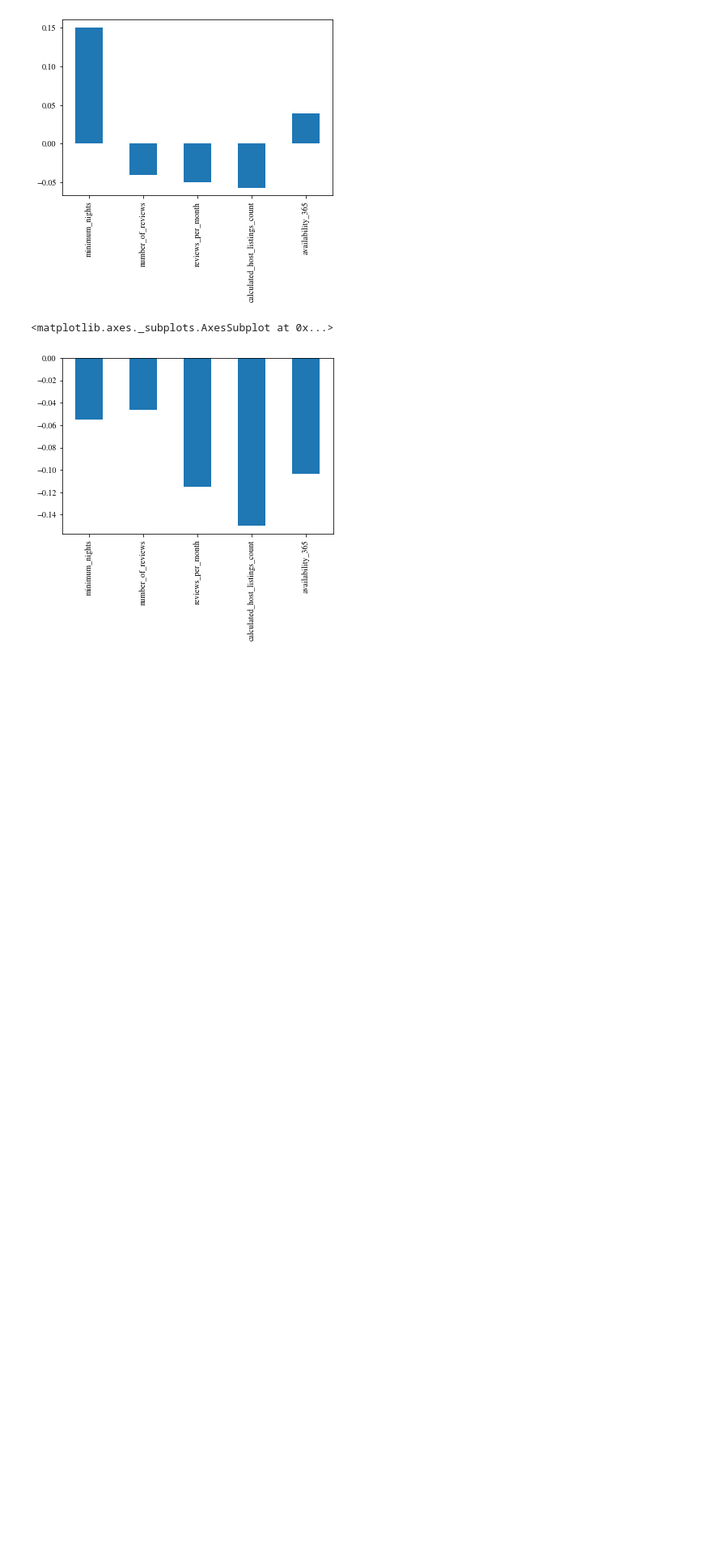
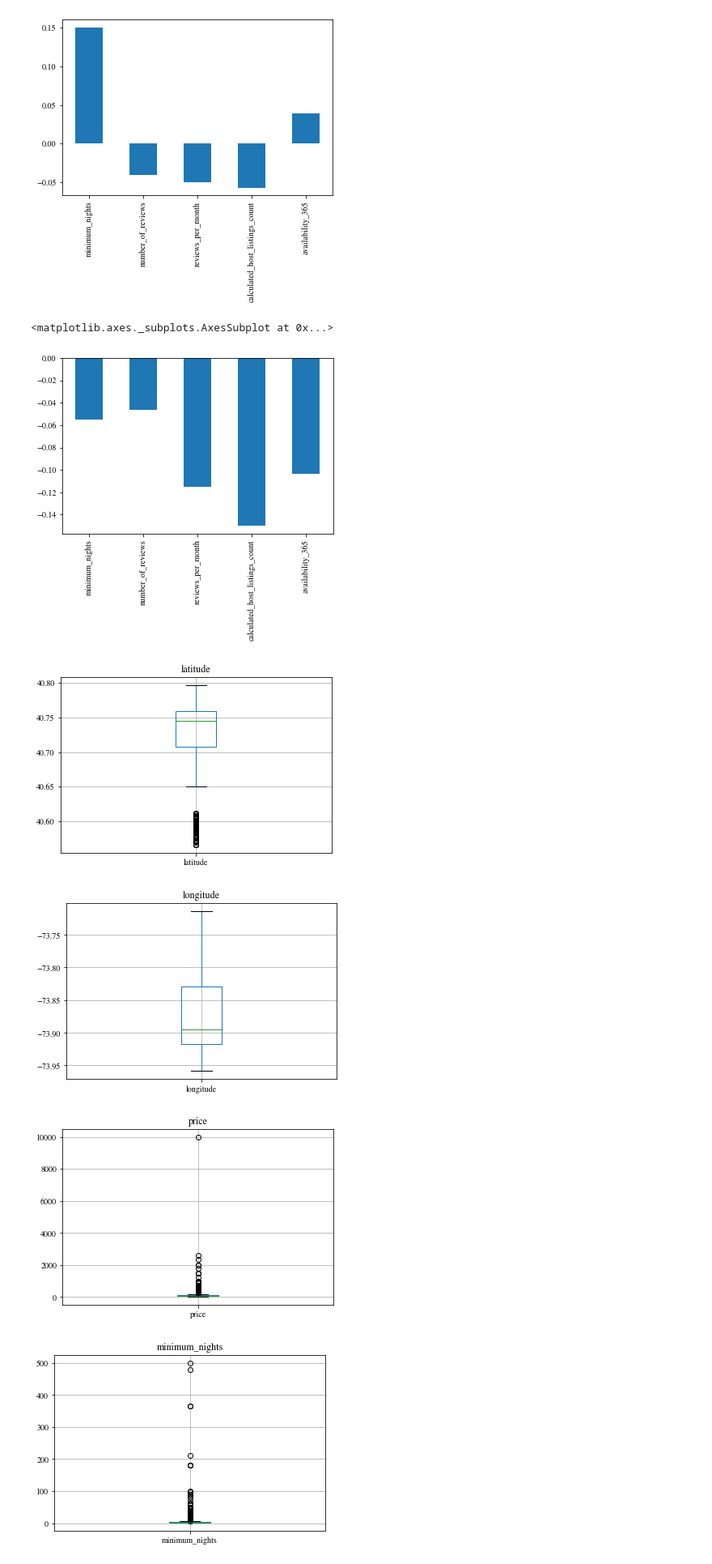
Before and after one commit to tciodaro/mit_ds_course, a Jupyter notebook: Code/Analysis/data_statistics.ipynb, the cells around one changed output. Shown at 81% size. Saved outputs shown, nothing was run; the diff lists cells and outputs as text; code cells hidden in the pictures; blank space fills up the shorter version.

Commit message:
Atualização do arquivo data_statistics

```diff
--- a/Code/Analysis/data_statistics.ipynb
+++ b/Code/Analysis/data_statistics.ipynb
@@ -120,3 +134,13 @@ data[idx].corr()['price'].drop(['price','id','host_id','latitude','longitude']).
 # %% [output]
 <matplotlib.axes._subplots.AxesSubplot at 0x...>
 [figure]
+# %%
+for cname in num_variables:
+    plt.figure()
+    data.boxplot(column=cname)
+    plt.title(cname)
+# %% [output]
+[figure, added]
+[figure, added]
+[figure, added]
+[figure, added]
```
Also changed, not shown: parts of 4 cells of this notebook.
